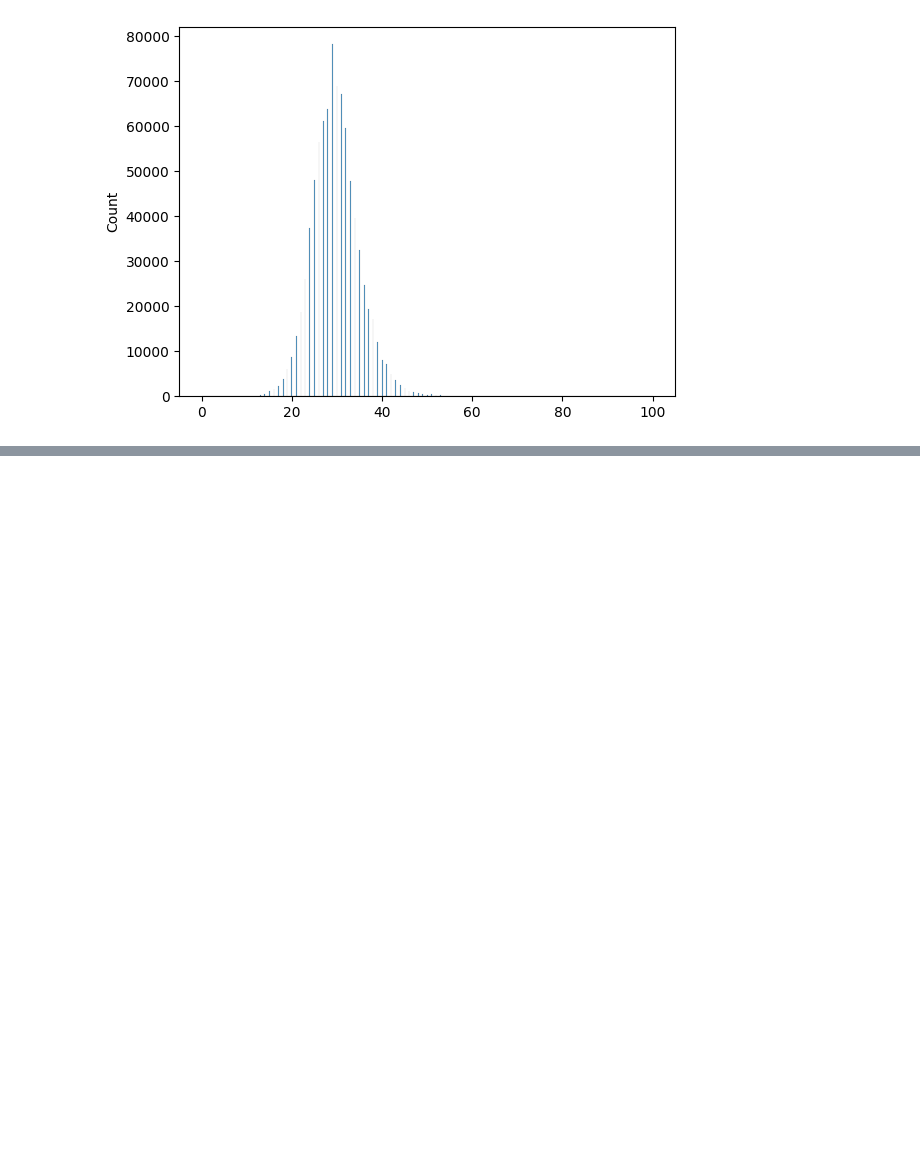
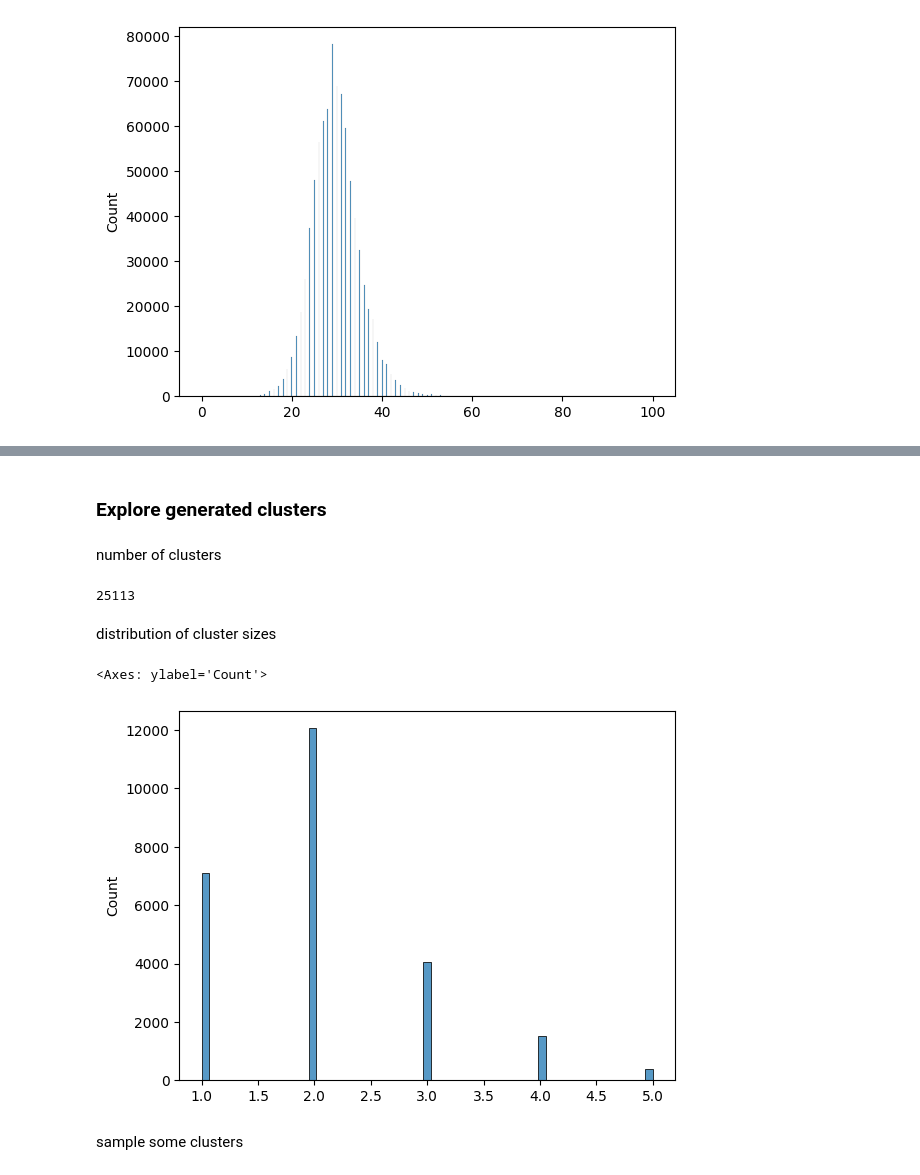
Before and after one commit to SteliosKarvanis/ShopSmart, a Jupyter notebook: product_clustering.ipynb, the cells around one changed output, grey strips where cells are left out. Cells and saved outputs as stored; diff of their text form; code cells hidden in the pictures; blank space fills up the shorter version.

Commit message:
v0 of clustering that runs with finite resources

```diff
--- a/product_clustering.ipynb
+++ b/product_clustering.ipynb
@@ -225,4 +133,4 @@ from rapidfuzz import process, fuzz
 # %%
 %%time
-sim_matrix = process.cdist(texts, texts, dtype=np.uint8, workers=4)
+sim_matrix = process.cdist(texts, texts, dtype=np.int8, workers=8)
 # %% [output]
@@ -240,8 +152,8 @@ random_ids = np.random.choice(len(data), 3)
 # we can check if the similarity is meaningful in both cases
 to_add = []
 for id1 in random_ids:
-    closed_elem = np.argsort(sim_matrix[id1])[-5]
-    to_add.append(closed_elem)
+    close_elem = np.argsort(sim_matrix[id1])[-5]
+    to_add.append(close_elem)
 random_ids = random_ids.tolist() + to_add
 random_ids
 # %% [output]
@@ -267,0 +210,7 @@ sns.heatmap(similarity_matrix_example, annot=True, xticklabels = labels, ytickla
+# %%
+from tqdm import tqdm
+
+for id_list in market2id.values():
+    for id1 in tqdm(id_list):
+        for id2 in id_list:
+            sim_matrix[id1][id2] = 0
@@ -267,0 +221,21 @@ sns.heatmap(similarity_matrix_example, annot=True, xticklabels = labels, ytickla
+# %%
+@njit(parallel=True)
+def build_edge_list(matrix, thres):
+    fair_sz = max(1, len(matrix) ** 2 // 1000)  # assume each product has similarity > threshold for less then 0.1% of all products
+    leftnodes = np.ones(fair_sz)
+    rightnodes = np.ones(fair_sz)
+    similarities = np.ones(fair_sz)
+    k = 0
+    for i in range(len(matrix)):
+        for j in range(len(matrix[0])):
+            if j <= i:
+                continue
+            val = matrix[i][j]
+            if val >= thres:
+                leftnodes[k] = i
+                rightnodes[k] = j
+                similarities[k] = val
+                k += 1
+                if k > fair_sz:
+                    raise RuntimeError(f"k = {k}, increase fair-sz in build_edge_list(..)")
+    return leftnodes, rightnodes, similarities
@@ -267,0 +307,20 @@ sns.heatmap(similarity_matrix_example, annot=True, xticklabels = labels, ytickla
+# %% [markdown]
+### Explore generated clusters
+# %% [markdown]
+number of clusters
+# %%
+max(clusters) + 1 # nb clusters
+# %% [output]
+25113
+# %% [markdown]
+distribution of cluster sizes
+# %%
+cluster_sizes = [len(val) for val in cluster2markets.values()] + \
+                [1 for _ in range(max(clusters) - len(cluster2markets))]
+                # this 2nd term is because singletons (clusters of 1 elem) are not in clisters2markets
+sns.histplot(cluster_sizes)
+# %% [output]
+<Axes: ylabel='Count'>
+[figure, added]
+# %% [markdown]
+sample some clusters
```
Also changed, not shown: parts of 47 cells of this notebook, 1 other file.
